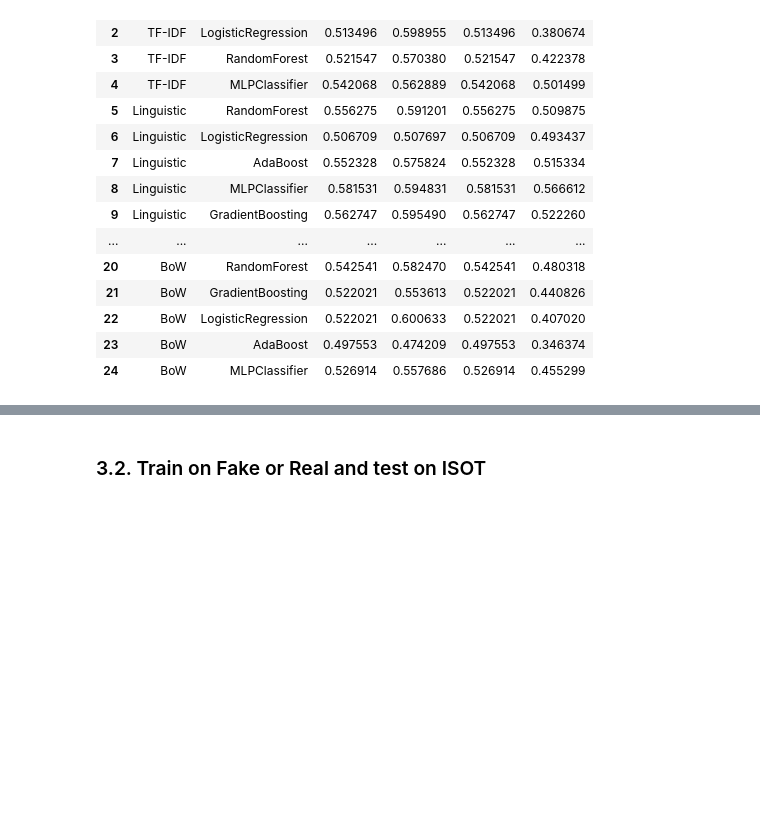
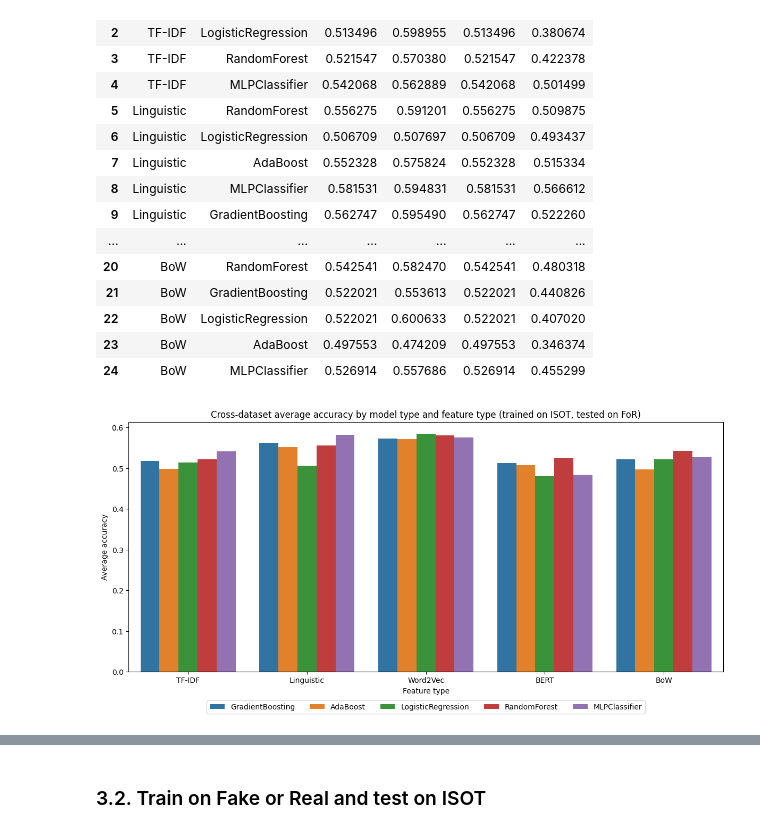
Before and after one commit to lu-julia/fake-news-detection, a Jupyter notebook: 3-cross_dataset.ipynb, the cells around one changed output, grey strips where cells are left out. Cells and saved outputs as stored; diff of their text form; code cells hidden in the pictures; blank space fills up the shorter version.

Commit message:
update cross dataset notebook

```diff
--- a/3-cross_dataset.ipynb
+++ b/3-cross_dataset.ipynb
@@ -101,0 +100,12 @@ results_test_for.to_csv("results/cross_results_isot_train_FoR_test.csv", index=F
+# %%
+# Average performance per model type and feature type
+plt.figure(figsize=(12, 6))
+sns.barplot(data=results_test_for, x="feature", y="accuracy", hue="model")
+plt.title("Cross-dataset average accuracy by model type and feature type (trained on ISOT, tested on FoR)")
+plt.xlabel("Feature type")
+plt.ylabel("Average accuracy")
+plt.legend(bbox_to_anchor=(0.5, -0.1), loc='upper center', ncol=5)
+plt.tight_layout()
+plt.show()
+# %% [output]
+[figure, added]
```
Also changed, not shown: parts of 23 cells of this notebook.
